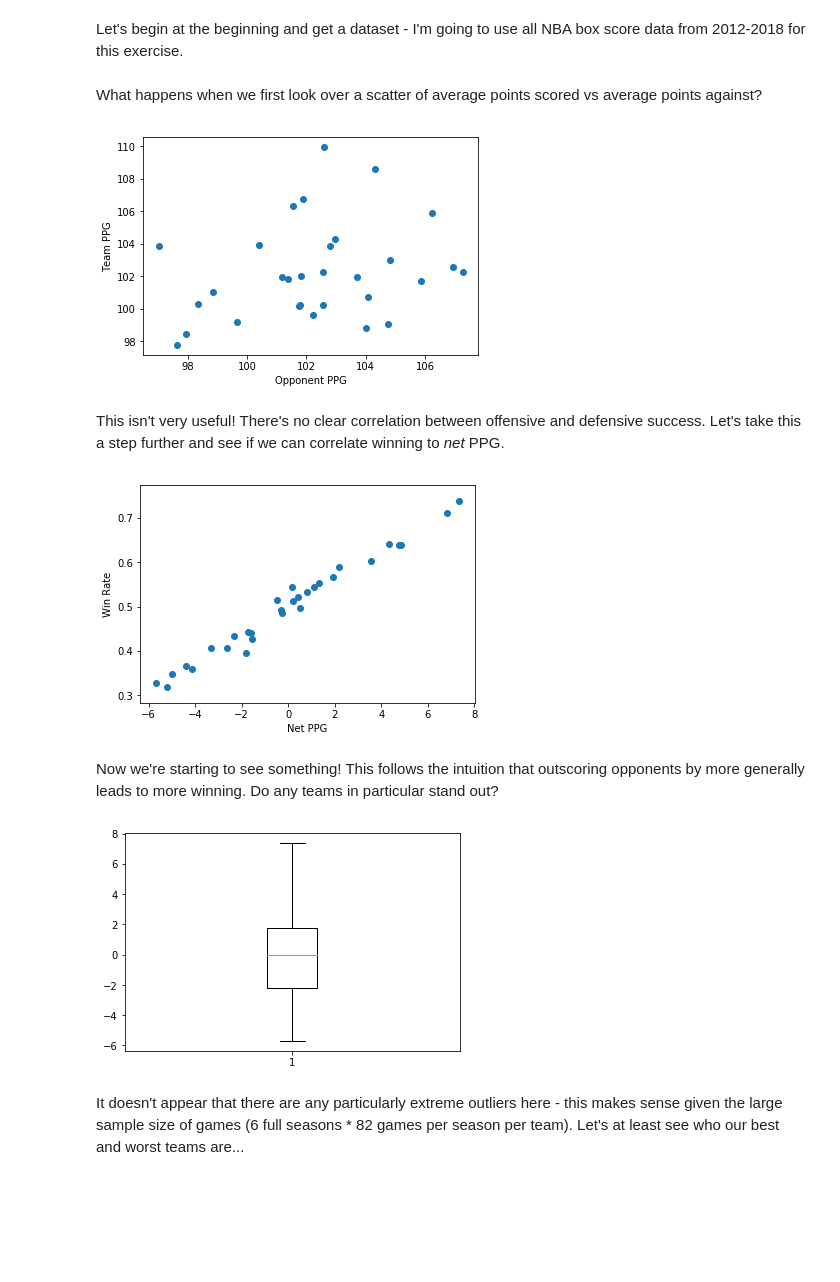
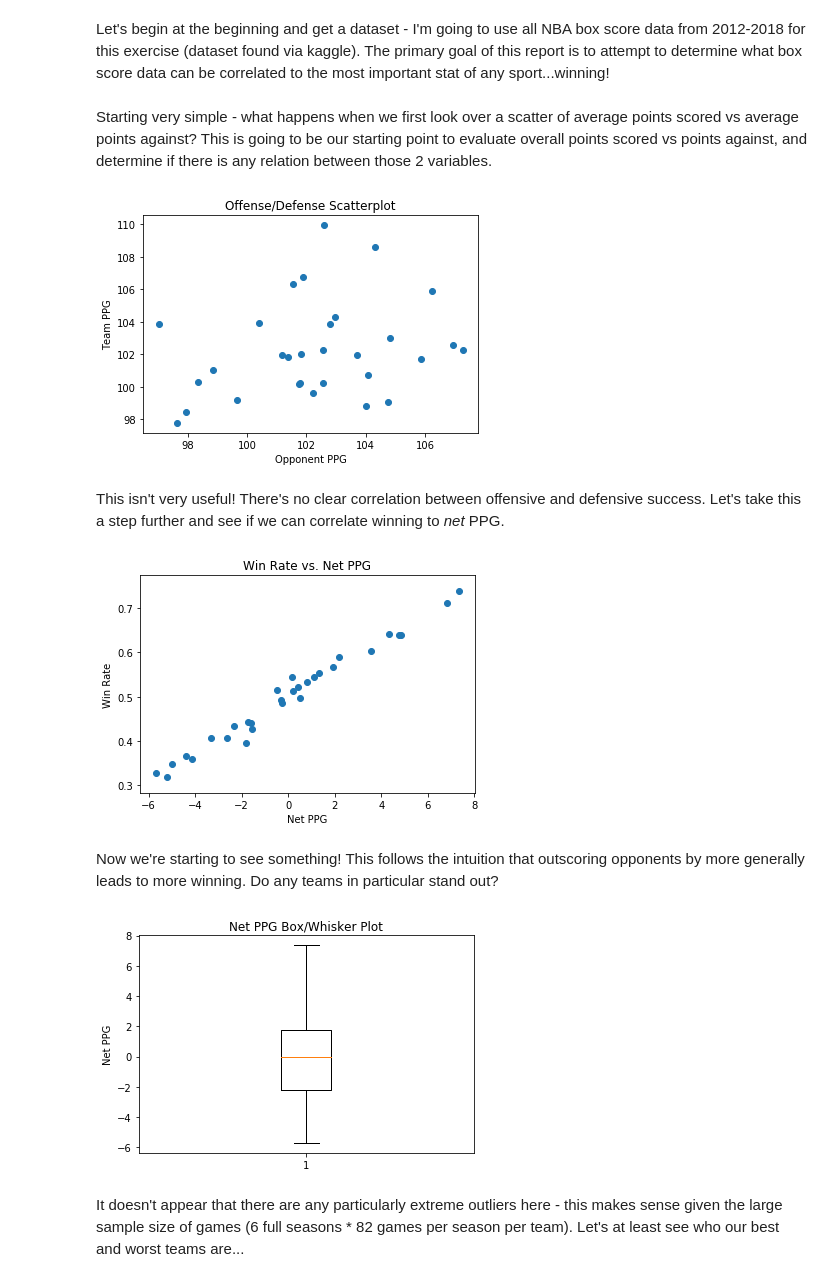
Before and after one commit to johnboy81918/Capstone-1-Analytic-Report-and-Research-Proposal, a Jupyter notebook: Capstone 1 Analytic Report and Research Proposal.ipynb, the cells around one changed output. Cells and saved outputs as stored; diff of their text form; code cells hidden in the pictures; blank space fills up the shorter version.

```diff
--- a/Capstone 1 Analytic Report and Research Proposal.ipynb
+++ b/Capstone 1 Analytic Report and Research Proposal.ipynb
@@ -3,6 +3,6 @@ import matplotlib.pyplot as plt
 import numpy as np
 import pandas as pd
 # %% [markdown]
-Let's begin at the beginning and get a dataset - I'm going to use all NBA box score data from 2012-2018 for this exercise.
+Let's begin at the beginning and get a dataset - I'm going to use all NBA box score data from 2012-2018 for this exercise (dataset found via kaggle). The primary goal of this report is to attempt to determine what box score data can be correlated to the most important stat of any sport...winning!
 # %%
 df = pd.read_csv(r'C:\Users\JohnSteph\Documents\thinkful\nba-enhanced-stats\2012-18_teamBoxScore.csv')
@@ -9,12 +10,13 @@ df = pd.read_csv(r'C:\Users\JohnSteph\Documents\thinkful\nba-enhanced-stats\2012
 # %% [markdown]
-What happens when we first look over a scatter of average points scored vs average points against?
+Starting very simple - what happens when we first look over a scatter of average points scored vs average points against? This is going to be our starting point to evaluate overall points scored vs points against, and determine if there is any relation between those 2 variables.
 # %%
 plt.scatter(x = df.groupby('teamAbbr')['opptPTS'].mean(), y = df.groupby('teamAbbr')['teamPTS'].mean())
 plt.xlabel('Opponent PPG')
 plt.ylabel('Team PPG')
+plt.title('Offense/Defense Scatterplot')
 plt.show()
 # %% [output]
-[figure, old version]
+[figure, new version]
 # %% [markdown]
 This isn't very useful! There's no clear correlation between offensive and defensive success. Let's take this a step further and see if we can correlate winning to *net* PPG.
 # %%
@@ -25,16 +27,19 @@ win_rate = wins / (wins + losses)
 plt.scatter(x = net_ppg, y = win_rate)
 plt.xlabel('Net PPG')
 plt.ylabel('Win Rate')
+plt.title('Win Rate vs. Net PPG')
 plt.show()
 # %% [output]
-[figure, old version]
+[figure, new version]
 # %% [markdown]
 Now we're starting to see something! This follows the intuition that outscoring opponents by more generally leads to more winning. Do any teams in particular stand out?
 # %%
 plt.boxplot(net_ppg)
+plt.ylabel('Net PPG')
+plt.title('Net PPG Box/Whisker Plot')
 plt.show()
 # %% [output]
-[figure, old version]
+[figure, new version]
 # %% [markdown]
 It doesn't appear that there are any particularly extreme outliers here - this makes sense given the large sample size of games (6 full seasons * 82 games per season per team). Let's at least see who our best and worst teams are...
 # %%
```
Also changed, not shown: parts of 11 cells of this notebook.
